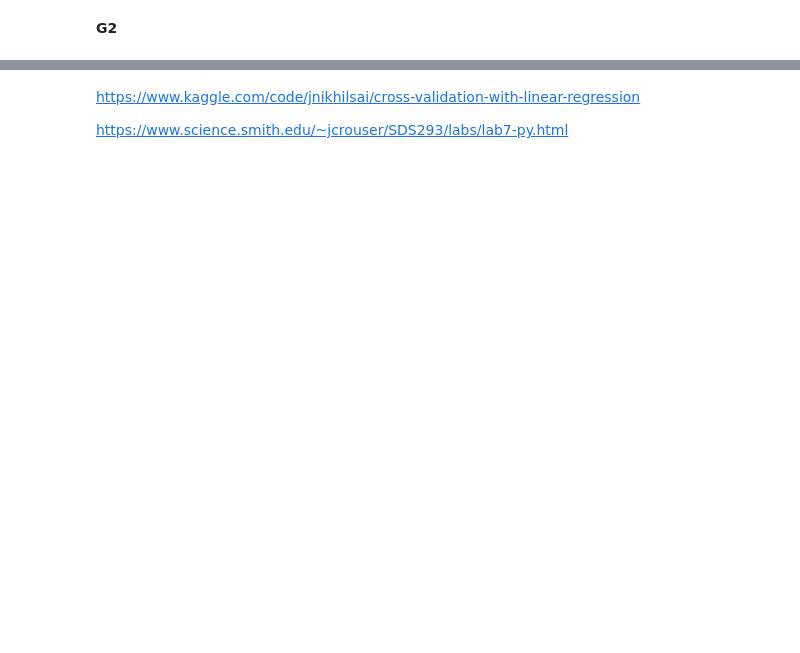
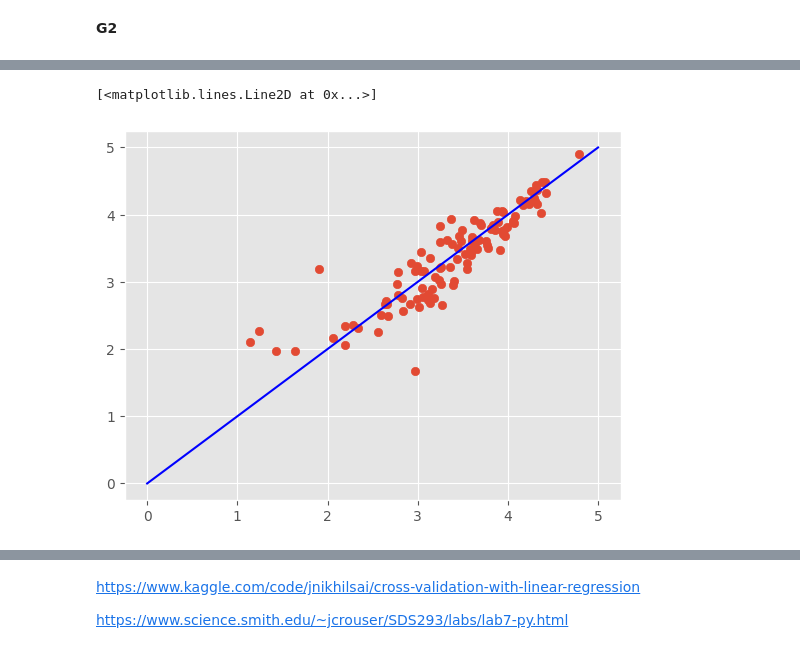
Before and after one commit to alejo1630/grades_college_analysis, a Jupyter notebook: grades.ipynb, the cells around one changed output, grey strips where cells are left out. Drawn from its saved outputs; the diff is of its cells as text; code cells hidden in the pictures; blank space fills up the shorter version.

Commit message:
More Models

```diff
--- a/grades.ipynb
+++ b/grades.ipynb
@@ -830,0 +955,16 @@ Test Score: 0.738
+# %%
+x5 = df[["ID", "Year", "G1","G2"]]
+y5 = df["FG"]
+
+
+x_train_5, x_test_5, y_train_5, y_test_5 = train_test_split(x5, y5, test_size = 0.2)
+
+model_5 = LinearRegression().fit(x_train_5, y_train_5)
+
+row_8 = {"Name" : "Linear Regression (ID, Year, G1, G2)",
+         "Train Score" : model_5.score(x_train_5, y_train_5),
+         "Test Score" : model_5.score(x_test_5, y_test_5)}
+
+models = pd.concat([models, pd.DataFrame([row_8])], ignore_index = True)
+
+models
@@ -830,0 +1071,6 @@ Test Score: 0.738
+# %%
+plt.scatter(y_test_5, model_5.predict(x_test_5), )
+plt.plot([0, 5], [0, 5], color = "b")
+# %% [output]
+[<matplotlib.lines.Line2D at 0x...>]
+[figure, added]
```
Also changed, not shown: parts of 25 cells of this notebook.
